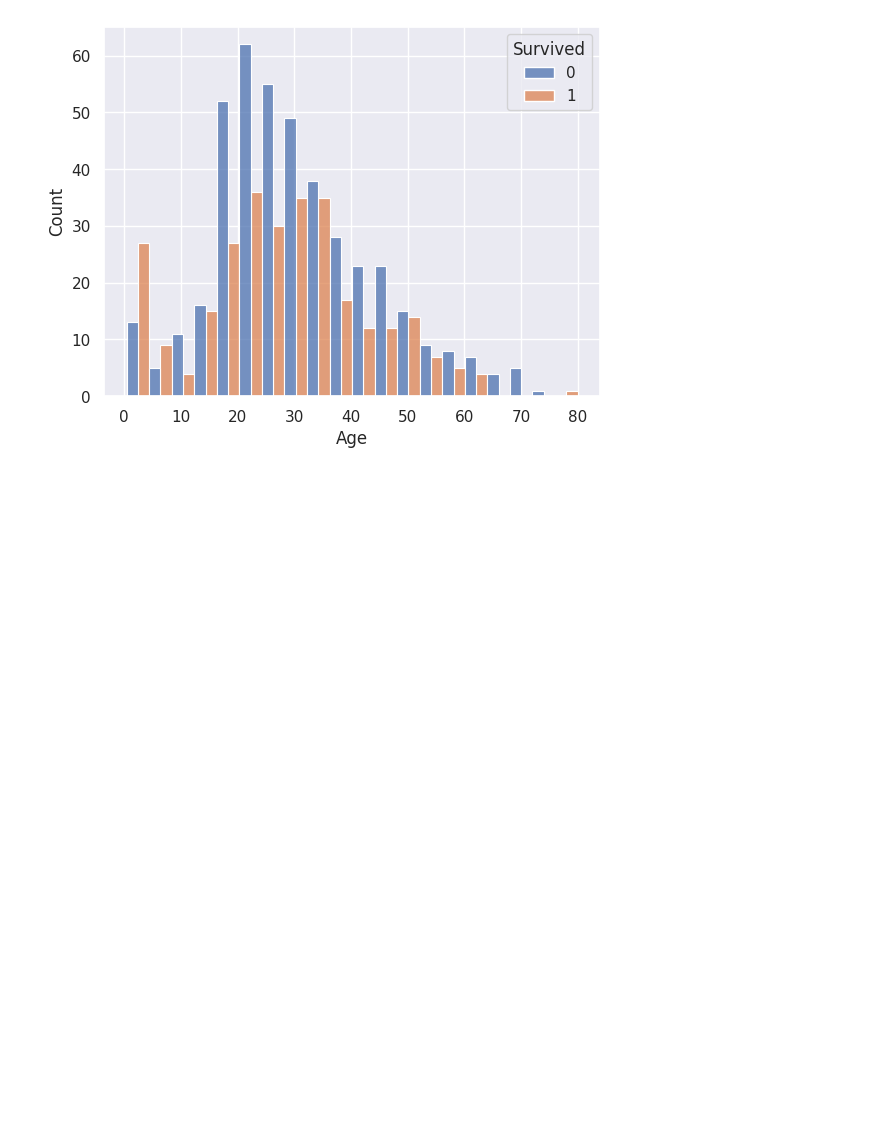
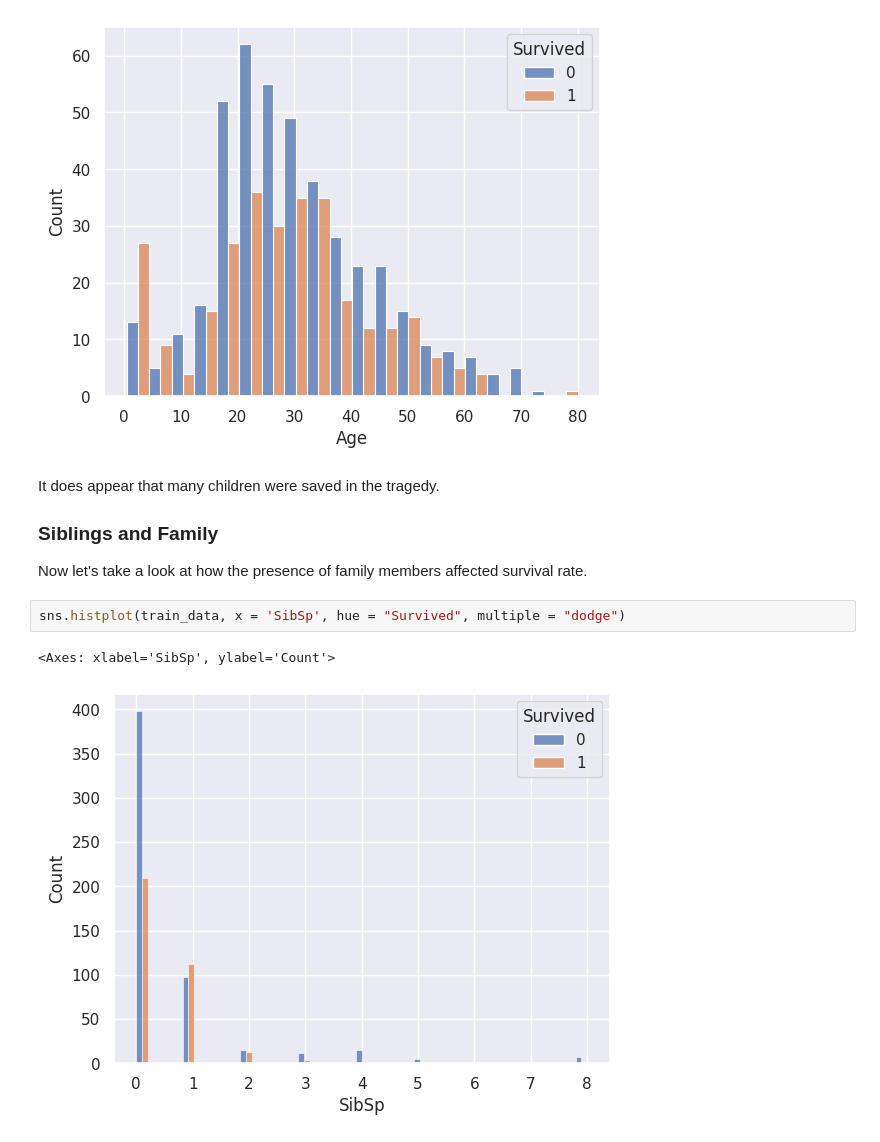
Before and after one commit to asuratos/kaggle, a Jupyter notebook: titanic-attempt.ipynb, the cells around one changed output. Drawn from its saved outputs; the diff is of its cells as text; blank space fills up the shorter version.

```diff
--- a/titanic-attempt.ipynb
+++ b/titanic-attempt.ipynb
@@ -125,3 +124,14 @@ sns.histplot(train_data, x = 'Age', hue = "Survived", multiple = 'dodge')
 # %% [output]
 <Axes: xlabel='Age', ylabel='Count'>
 [figure]
+# %% [markdown]
+It does appear that many children were saved in the tragedy.
+
+### Siblings and Family
+
+Now let's take a look at how the presence of family members affected survival rate.
+# %%
+sns.histplot(train_data, x = 'SibSp', hue = "Survived", multiple = "dodge")
+# %% [output]
+<Axes: xlabel='SibSp', ylabel='Count'>
+[figure, added]
```
Also changed, not shown: parts of 10 cells of this notebook.
